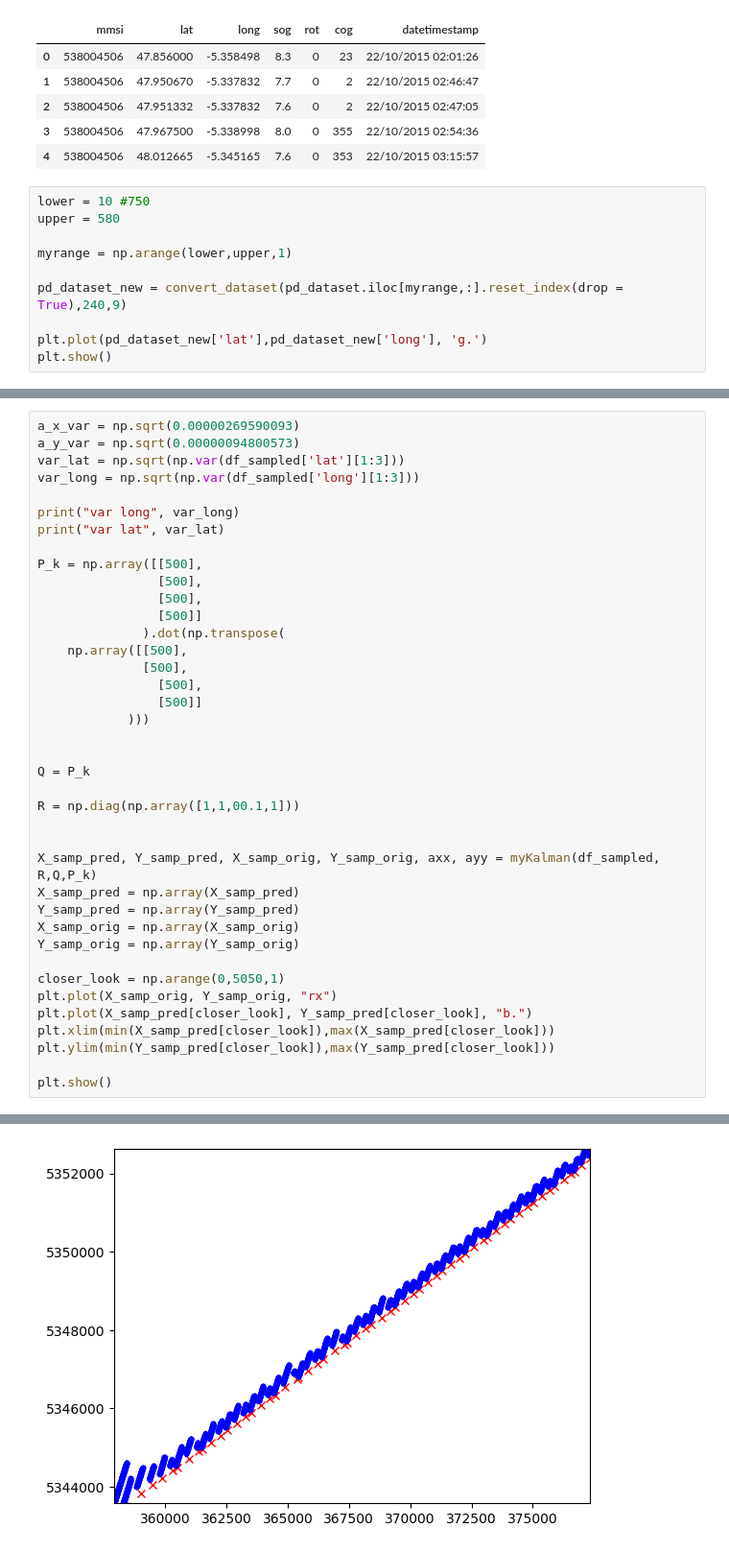
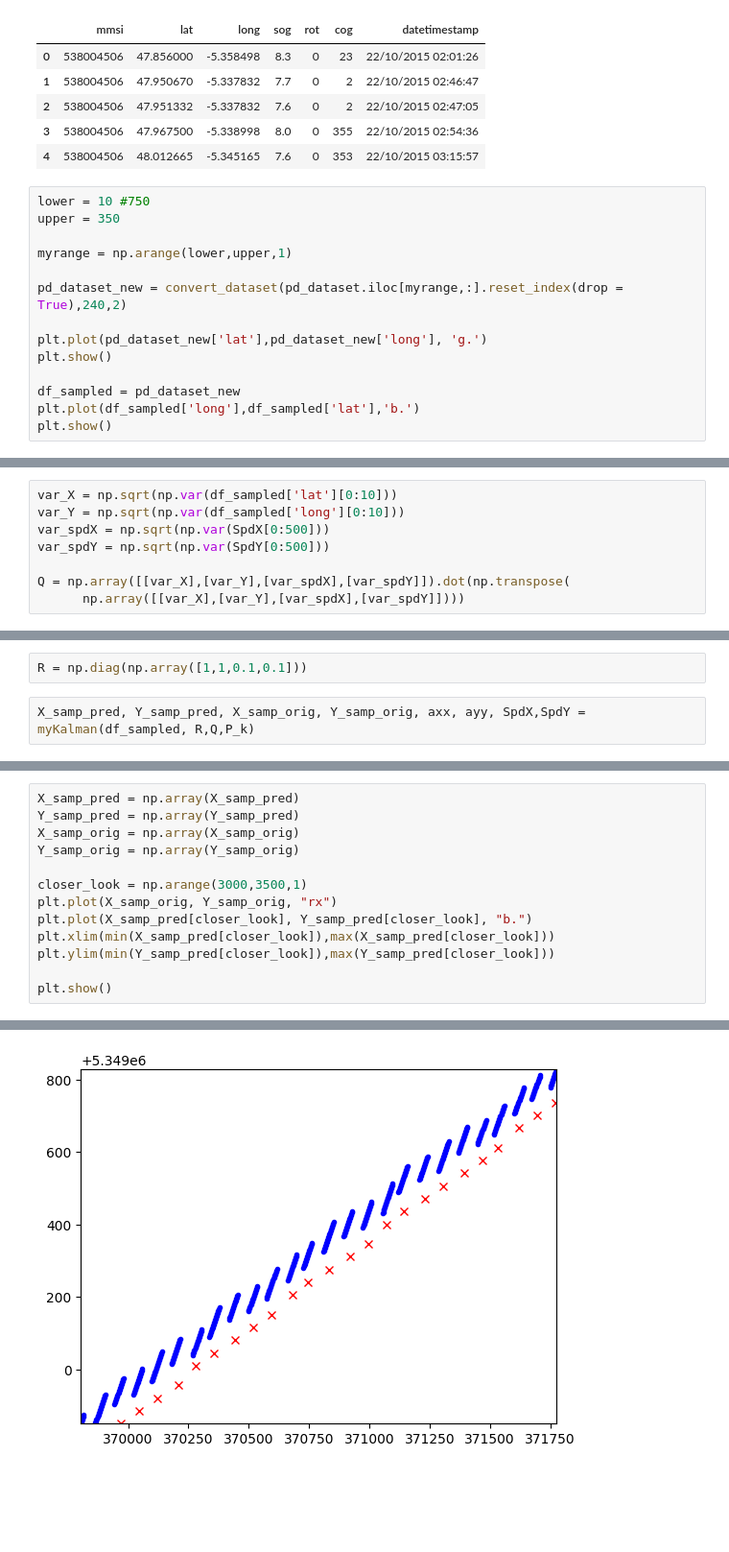
Before and after one commit to cnburger/AIS_KalmanFilter, a Jupyter notebook: Time Sampling.ipynb, the cells around one changed output, grey strips where cells are left out. Shown at 96% size. Drawn from its saved outputs; the diff is of its cells as text; blank space fills up the shorter version.

```diff
--- a/Time Sampling.ipynb
+++ b/Time Sampling.ipynb
@@ -358,12 +373,16 @@ pd_dataset.head()
 | 4 | 538004506 | 48.012665 | -5.345165 | 7.6 | 0 | 353 | 22/10/2015 03:15:57 |
 # %%
 lower = 10 #750
-upper = 580
+upper = 350
 
 myrange = np.arange(lower,upper,1)
 
-pd_dataset_new = convert_dataset(pd_dataset.iloc[myrange,:].reset_index(drop = True),240,9)
+pd_dataset_new = convert_dataset(pd_dataset.iloc[myrange,:].reset_index(drop = True),240,2)
 
 plt.plot(pd_dataset_new['lat'],pd_dataset_new['long'], 'g.')
 plt.show()
+
+df_sampled = pd_dataset_new
+plt.plot(df_sampled['long'],df_sampled['lat'],'b.')
+plt.show()
 # %% [output]
@@ -378,0 +411,8 @@ plt.show()
+# %%
+var_X = np.sqrt(np.var(df_sampled['lat'][0:10]))
+var_Y = np.sqrt(np.var(df_sampled['long'][0:10]))
+var_spdX = np.sqrt(np.var(SpdX[0:500]))
+var_spdY = np.sqrt(np.var(SpdY[0:500]))
+
+Q = np.array([[var_X],[var_Y],[var_spdX],[var_spdY]]).dot(np.transpose(
+      np.array([[var_X],[var_Y],[var_spdX],[var_spdY]])))
@@ -378,0 +421,4 @@ plt.show()
+# %%
+R = np.diag(np.array([1,1,0.1,0.1]))
+# %%
+X_samp_pred, Y_samp_pred, X_samp_orig, Y_samp_orig, axx, ayy, SpdX,SpdY = myKalman(df_sampled, R,Q,P_k)
@@ -379,36 +430,10 @@ plt.show()
 # %%
-a_x_var = np.sqrt(0.00000269590093)
-a_y_var = np.sqrt(0.00000094800573)
-var_lat = np.sqrt(np.var(df_sampled['lat'][1:3]))
-var_long = np.sqrt(np.var(df_sampled['long'][1:3]))
-
-print("var long", var_long)
-print("var lat", var_lat)
-
-P_k = np.array([[500],
-                [500],
-                [500],
-                [500]]
-              ).dot(np.transpose(
-    np.array([[500],
-              [500],
-                [500],
-                [500]]
-            )))
-
-
-Q = P_k
-
-R = np.diag(np.array([1,1,00.1,1]))
-
-
-X_samp_pred, Y_samp_pred, X_samp_orig, Y_samp_orig, axx, ayy = myKalman(df_sampled, R,Q,P_k)
 X_samp_pred = np.array(X_samp_pred)
 Y_samp_pred = np.array(Y_samp_pred)
 X_samp_orig = np.array(X_samp_orig)
 Y_samp_orig = np.array(Y_samp_orig)
 
-closer_look = np.arange(0,5050,1)
+closer_look = np.arange(3000,3500,1)
 plt.plot(X_samp_orig, Y_samp_orig, "rx")
 plt.plot(X_samp_pred[closer_look], Y_samp_pred[closer_look], "b.")
 plt.xlim(min(X_samp_pred[closer_look]),max(X_samp_pred[closer_look]))
@@ -424,2 +444,2 @@ ay-var:  9.480057333586281e-07
-[figure, old version]
+[figure, new version]
 # %%
```
Also changed, not shown: parts of 15 cells of this notebook.
